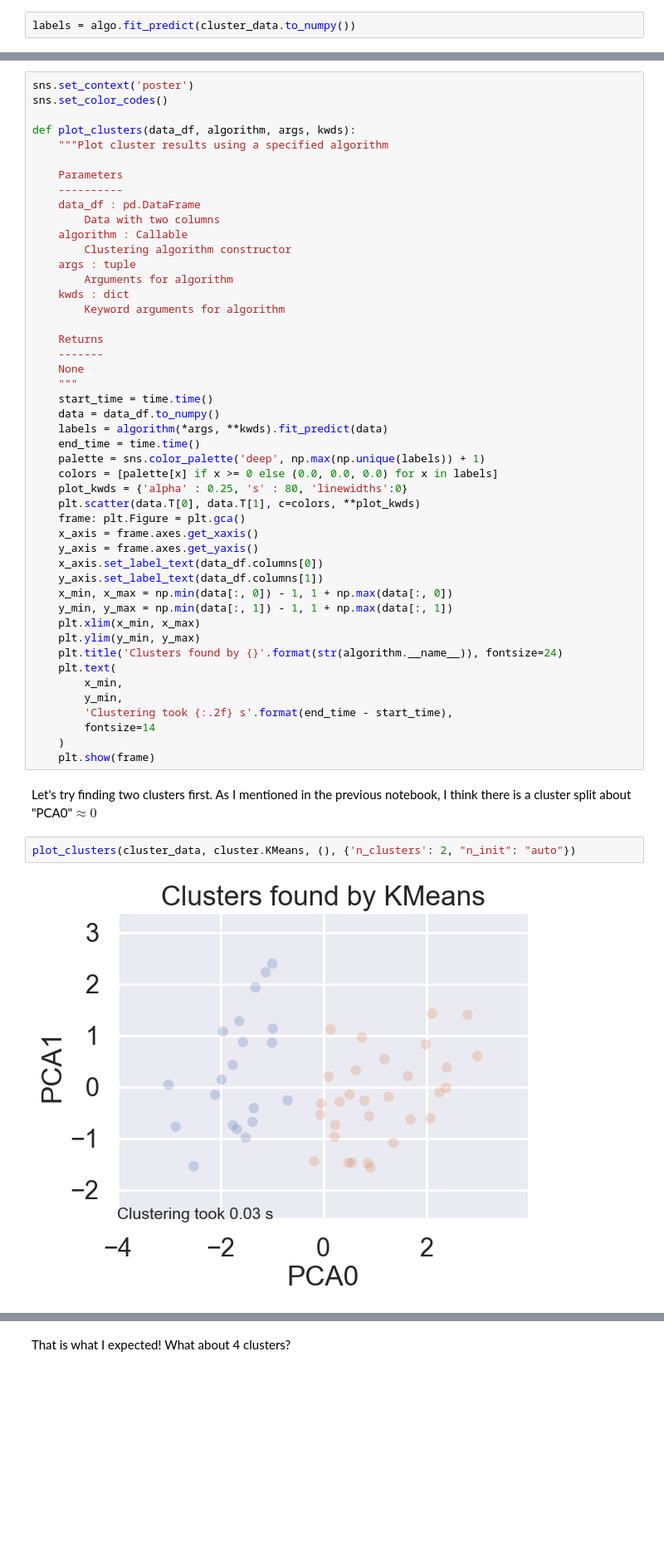
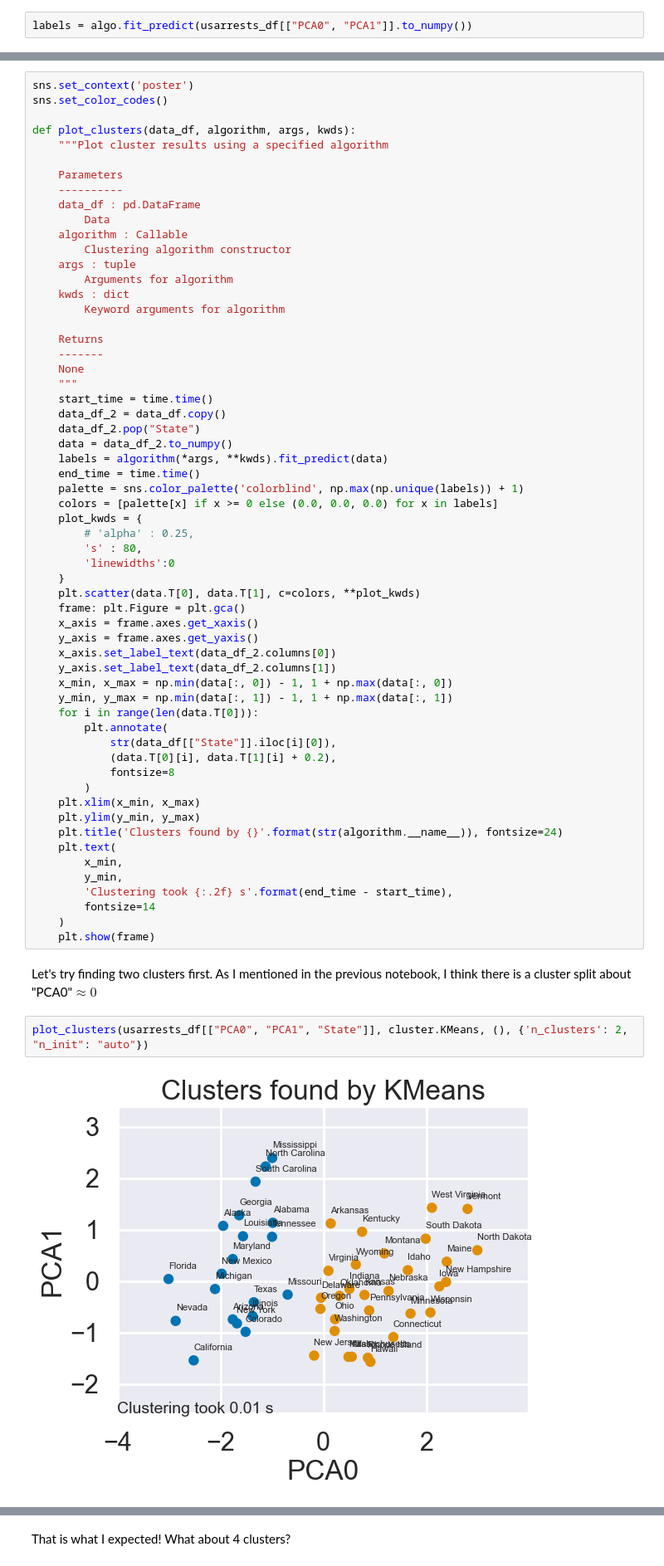
Before and after one commit to hoganman/unsuperlearn, a Jupyter notebook: 02-clustering.ipynb, the cells around one changed output, grey strips where cells are left out. Shown at 83% size. Drawn from its saved outputs; the diff is of its cells as text; blank space fills up the shorter version.

```diff
--- a/02-clustering.ipynb
+++ b/02-clustering.ipynb
@@ -81,7 +96,7 @@ KMeans()
 # %% [markdown]
 Like the name implies, the function `cluster.KMeans` is the constructor for a class. To fit data, we run `fit_predict`.
 # %%
-labels = algo.fit_predict(cluster_data.to_numpy())
+labels = algo.fit_predict(usarrests_df[["PCA0", "PCA1"]].to_numpy())
 # %% [markdown]
 Looks like we need to specify constructor arguments like `n_init`. What does the result look like?
 # %%
@@ -106,7 +121,7 @@ def plot_clusters(data_df, algorithm, args, kwds):
     Parameters
     ----------
     data_df : pd.DataFrame
-        Data with two columns
+        Data
     algorithm : Callable
         Clustering algorithm constructor
     args : tuple
@@ -119,20 +134,32 @@ def plot_clusters(data_df, algorithm, args, kwds):
     None
     """
     start_time = time.time()
-    data = data_df.to_numpy()
+    data_df_2 = data_df.copy()
+    data_df_2.pop("State")
+    data = data_df_2.to_numpy()
     labels = algorithm(*args, **kwds).fit_predict(data)
     end_time = time.time()
-    palette = sns.color_palette('deep', np.max(np.unique(labels)) + 1)
+    palette = sns.color_palette('colorblind', np.max(np.unique(labels)) + 1)
     colors = [palette[x] if x >= 0 else (0.0, 0.0, 0.0) for x in labels]
-    plot_kwds = {'alpha' : 0.25, 's' : 80, 'linewidths':0}
+    plot_kwds = {
+        # 'alpha' : 0.25,
+        's' : 80,
+        'linewidths':0
+    }
     plt.scatter(data.T[0], data.T[1], c=colors, **plot_kwds)
     frame: plt.Figure = plt.gca()
     x_axis = frame.axes.get_xaxis()
     y_axis = frame.axes.get_yaxis()
-    x_axis.set_label_text(data_df.columns[0])
-    y_axis.set_label_text(data_df.columns[1])
+    x_axis.set_label_text(data_df_2.columns[0])
+    y_axis.set_label_text(data_df_2.columns[1])
     x_min, x_max = np.min(data[:, 0]) - 1, 1 + np.max(data[:, 0])
     y_min, y_max = np.min(data[:, 1]) - 1, 1 + np.max(data[:, 1])
+    for i in range(len(data.T[0])):
+        plt.annotate(
+            str(data_df[["State"]].iloc[i][0]),
+            (data.T[0][i], data.T[1][i] + 0.2),
+            fontsize=8
+        )
     plt.xlim(x_min, x_max)
     plt.ylim(y_min, y_max)
     plt.title('Clusters found by {}'.format(str(algorithm.__name__)), fontsize=24)
@@ -146,6 +173,6 @@ def plot_clusters(data_df, algorithm, args, kwds):
 # %% [markdown]
 Let's try finding two clusters first. As I mentioned in the previous notebook, I think there is a cluster split about "PCA0"$\approx0$
 # %%
-plot_clusters(cluster_data, cluster.KMeans, (), {'n_clusters': 2, "n_init": "auto"})
+plot_clusters(usarrests_df[["PCA0", "PCA1", "State"]], cluster.KMeans, (), {'n_clusters': 2, "n_init": "auto"})
 # %% [output]
-[figure, old version]
+[figure, new version]
```
Also changed, not shown: parts of 10 cells of this notebook.
